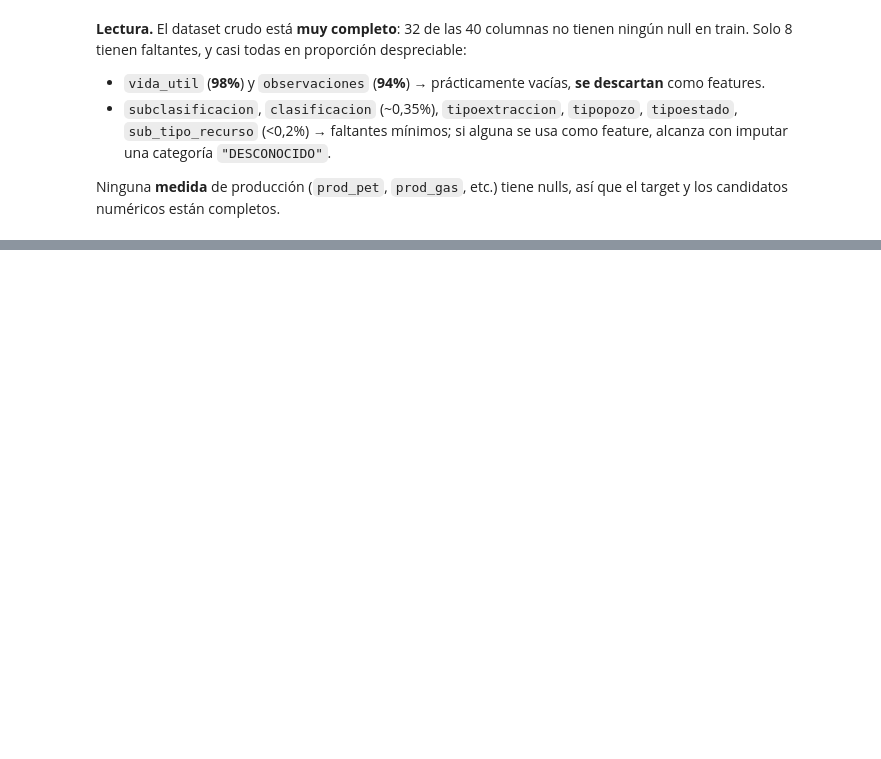
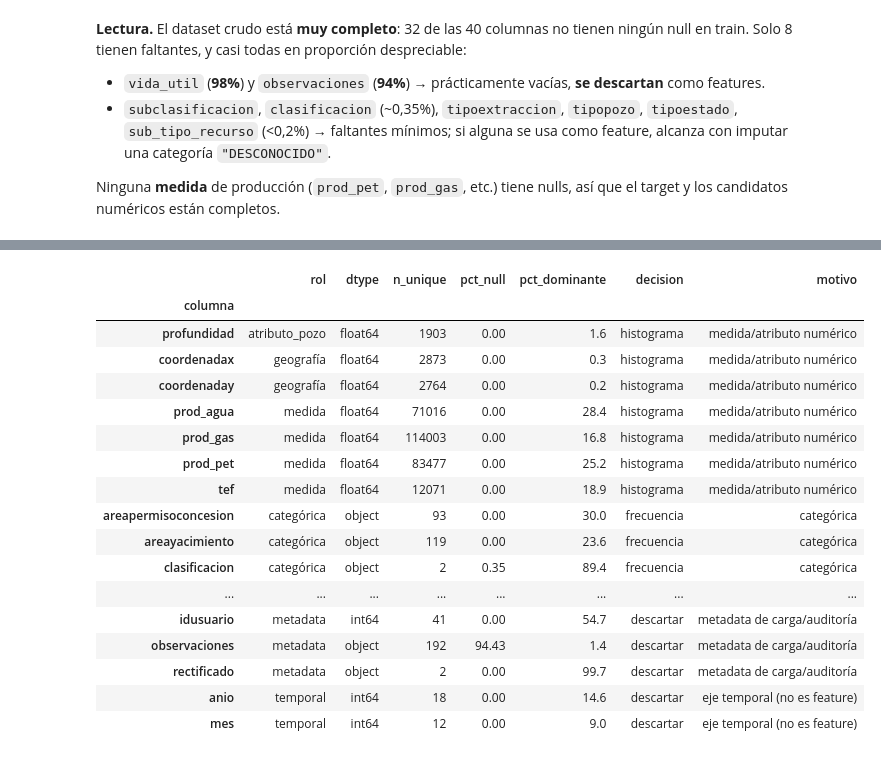
Before and after one commit to tommycass/oil-production-forecasting-platform, a Jupyter notebook: notebooks/03_feature_engineering.ipynb, the cells around one changed output, grey strips where cells are left out. Cells and saved outputs as stored; diff of their text form; code cells hidden in the pictures; blank space fills up the shorter version.

```diff
--- a/notebooks/03_feature_engineering.ipynb
+++ b/notebooks/03_feature_engineering.ipynb
@@ -148,0 +169,21 @@ Ninguna **medida** de producción (`prod_pet`, `prod_gas`, etc.) tiene nulls, as
+# %%
+eda.column_eda_plan(train)
+# %% [output]
+|  | rol | dtype | n_unique | pct_null | pct_dominante | decision | motivo |
+| columna |  |  |  |  |  |  |  |
+| profundidad | atributo_pozo | float64 | 1903 | 0.00 | 1.6 | histograma | medida/atributo numérico |
+| coordenadax | geografía | float64 | 2873 | 0.00 | 0.3 | histograma | medida/atributo numérico |
+| coordenaday | geografía | float64 | 2764 | 0.00 | 0.2 | histograma | medida/atributo numérico |
+| prod_agua | medida | float64 | 71016 | 0.00 | 28.4 | histograma | medida/atributo numérico |
+| prod_gas | medida | float64 | 114003 | 0.00 | 16.8 | histograma | medida/atributo numérico |
+| prod_pet | medida | float64 | 83477 | 0.00 | 25.2 | histograma | medida/atributo numérico |
+| tef | medida | float64 | 12071 | 0.00 | 18.9 | histograma | medida/atributo numérico |
+| areapermisoconcesion | categórica | object | 93 | 0.00 | 30.0 | frecuencia | categórica |
+| areayacimiento | categórica | object | 119 | 0.00 | 23.6 | frecuencia | categórica |
+| clasificacion | categórica | object | 2 | 0.35 | 89.4 | frecuencia | categórica |
+| ... | ... | ... | ... | ... | ... | ... | ... |
+| idusuario | metadata | int64 | 41 | 0.00 | 54.7 | descartar | metadata de carga/auditoría |
+| observaciones | metadata | object | 192 | 94.43 | 1.4 | descartar | metadata de carga/auditoría |
+| rectificado | metadata | object | 2 | 0.00 | 99.7 | descartar | metadata de carga/auditoría |
+| anio | temporal | int64 | 18 | 0.00 | 14.6 | descartar | eje temporal (no es feature) |
+| mes | temporal | int64 | 12 | 0.00 | 9.0 | descartar | eje temporal (no es feature) |
```
Also changed, not shown: parts of 9 cells of this notebook, 1 other file.
